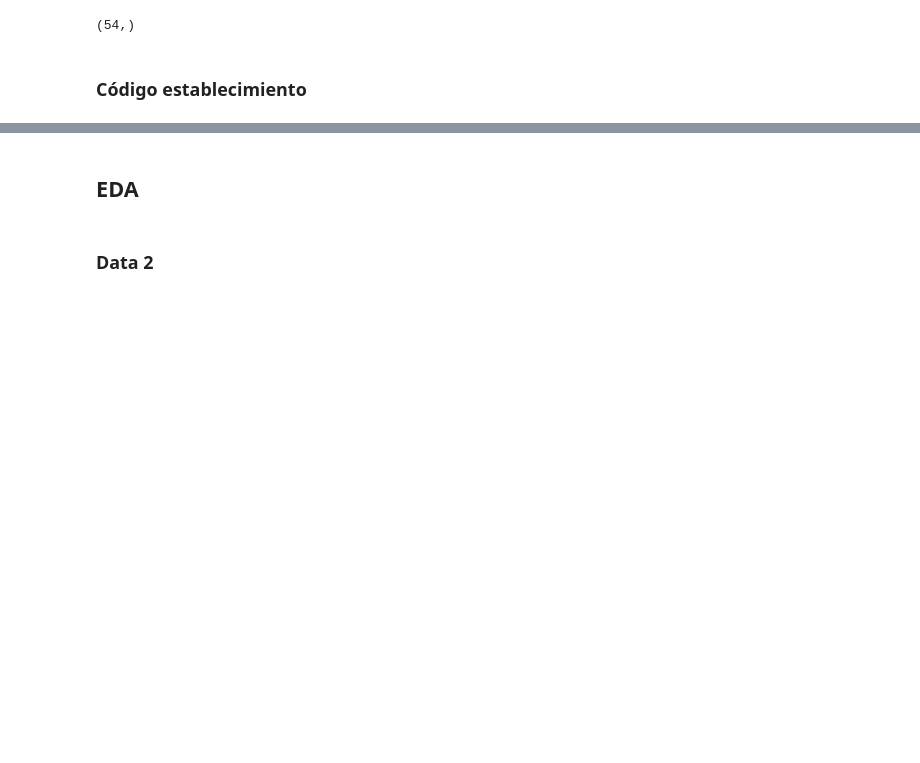
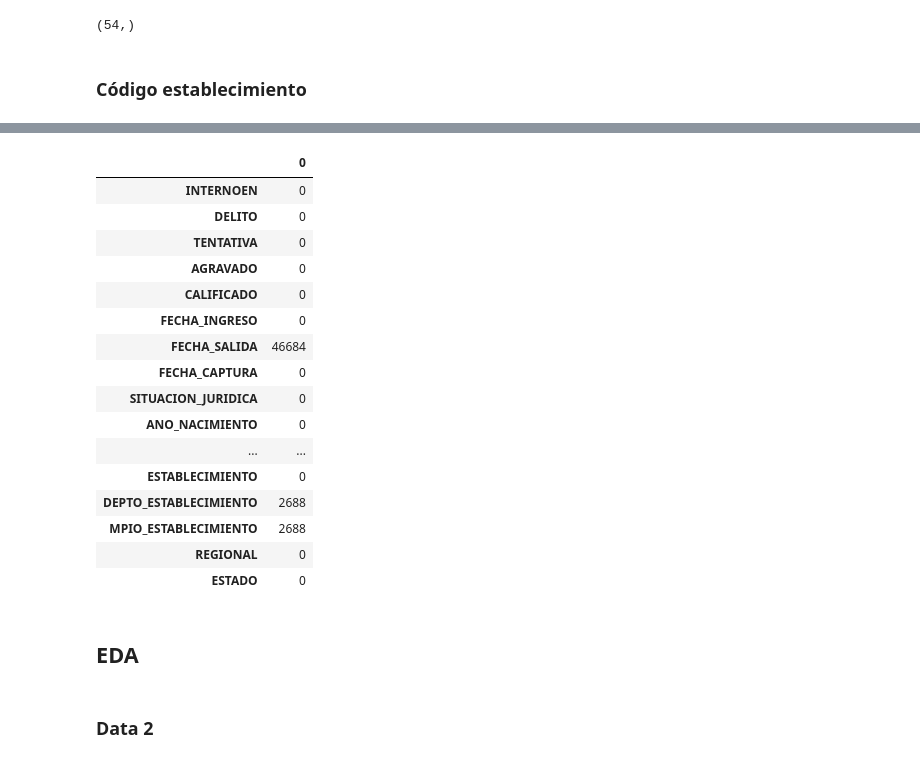
Before and after one commit to dehoyosb/MinJusticia_team77_DS4A_Project, a Jupyter notebook: exploratory_data_analysis_daniel.ipynb, the cells around one changed output, grey strips where cells are left out. Saved outputs shown, nothing was run; the diff lists cells and outputs as text; code cells hidden in the pictures; blank space fills up the shorter version.

```diff
--- a/exploratory_data_analysis_daniel.ipynb
+++ b/exploratory_data_analysis_daniel.ipynb
@@ -617,0 +718,4 @@ CODIGO_ESTABLECIMIENTO
+# %%
+data['MPIO_ESTABLECIMIENTO'] = data['MPIO_ESTABLECIMIENTO'].apply(lambda x: ' '.join(unidecode.unidecode(re.sub(r'[^\w]', ' ',str(x)).lower()).split()))
+data['MPIO_ESTABLECIMIENTO'] = data['MPIO_ESTABLECIMIENTO'].astype('category')
+data['MPIO_ESTABLECIMIENTO'].unique().shape
@@ -617,0 +740,2 @@ CODIGO_ESTABLECIMIENTO
+# %%
+data['REGIONAL'] = data['REGIONAL'].astype('category')
@@ -617,0 +754,2 @@ CODIGO_ESTABLECIMIENTO
+# %%
+data['ESTADO'] = data['ESTADO'].astype('category')
@@ -618,3 +778,23 @@ CODIGO_ESTABLECIMIENTO
+# %%
+data.isnull().sum().to_frame()
+# %% [output]
+|  | 0 |
+| INTERNOEN | 0 |
+| DELITO | 0 |
+| TENTATIVA | 0 |
+| AGRAVADO | 0 |
+| CALIFICADO | 0 |
+| FECHA_INGRESO | 0 |
+| FECHA_SALIDA | 46684 |
+| FECHA_CAPTURA | 0 |
+| SITUACION_JURIDICA | 0 |
+| ANO_NACIMIENTO | 0 |
+| ... | ... |
+| ESTABLECIMIENTO | 0 |
+| DEPTO_ESTABLECIMIENTO | 2688 |
+| MPIO_ESTABLECIMIENTO | 2688 |
+| REGIONAL | 0 |
+| ESTADO | 0 |
 # %% [markdown]
 ## EDA
 # %% [markdown]
```
Also changed, not shown: parts of 26 cells of this notebook.
